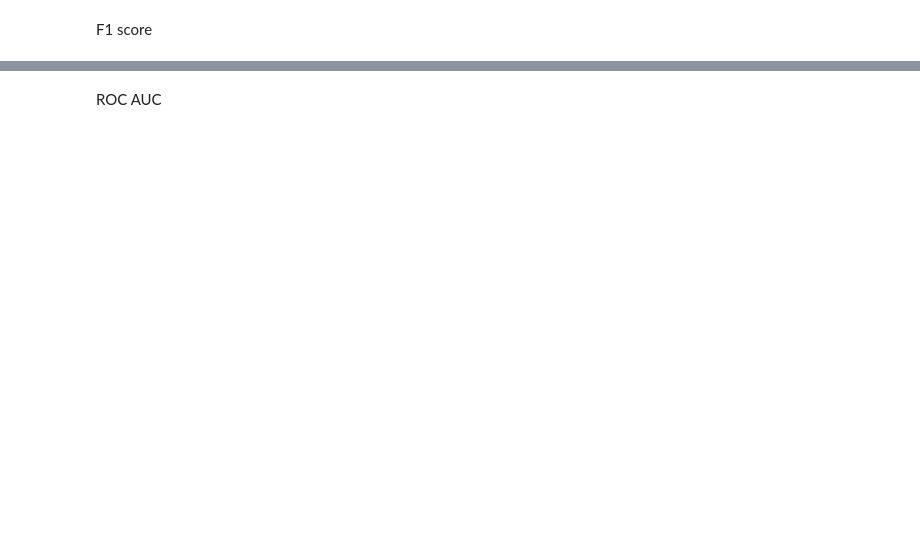
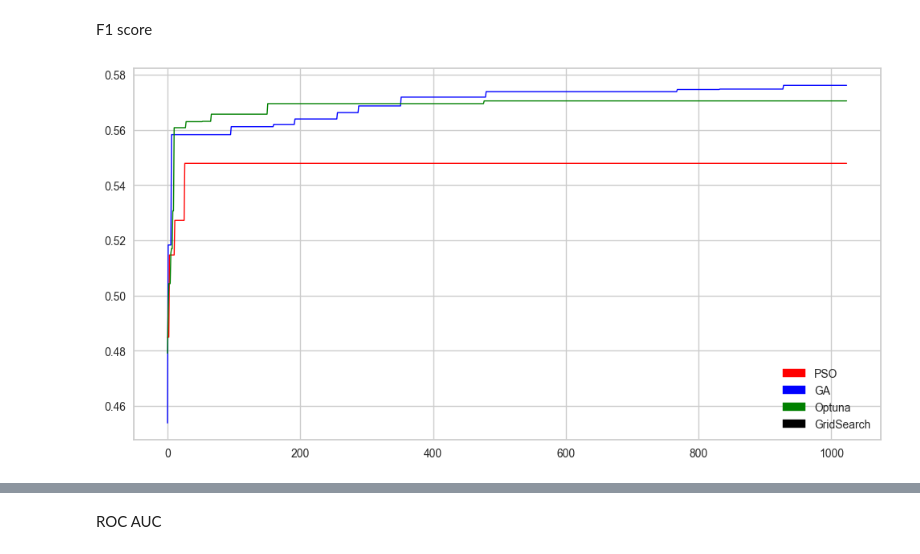
Before and after one commit to fell100/Metaheuristics_And_Tuning, a Jupyter notebook: LightGBM.ipynb, the cells around one changed output, grey strips where cells are left out. Saved outputs shown, nothing was run; the diff lists cells and outputs as text; code cells hidden in the pictures; blank space fills up the shorter version.

```diff
--- a/LightGBM.ipynb
+++ b/LightGBM.ipynb
@@ -1001,16 +1155,18 @@ F1 score
 # %%
 plt.figure(figsize=(12, 6))
 red_patch = mpatches.Patch(color='red', label='PSO')
 blue_patch = mpatches.Patch(color='blue', label='GA')
 green_patch = mpatches.Patch(color='green', label='Optuna')
 #black_patch = mpatches.Patch(color='black', label='GridSearch')
 
 plt.legend(handles=[red_patch, blue_patch, green_patch, black_patch])
-plt.plot(tracking_GA_F1, color = 'blue', linewidth=1, linestyle='-', )
-plt.plot(tracking_PSO_F1, color = 'red', linewidth=1, linestyle='-')
+plt.plot(F1_GA, color = 'blue', linewidth=1, linestyle='-', )
+plt.plot(F1_PSO, color = 'red', linewidth=1, linestyle='-')
 plt.plot(tracking_Optuna_F1, color = 'green', linewidth=1, linestyle='-')
 #plt.plot(tracking_GS, color = 'black', linewidth=3, linestyle='-')
 plt.show()
+# %% [output]
+[figure, added]
 # %%
 fig, ax = plt.subplots(2, 2, figsize=(25,15))
 
```
Also changed, not shown: parts of 26 cells of this notebook, 5 other files.
